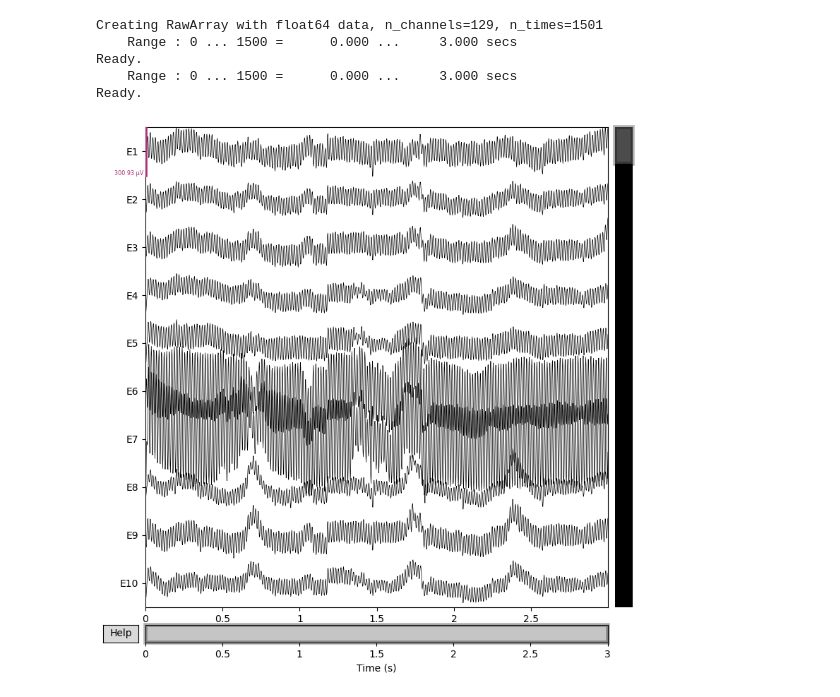
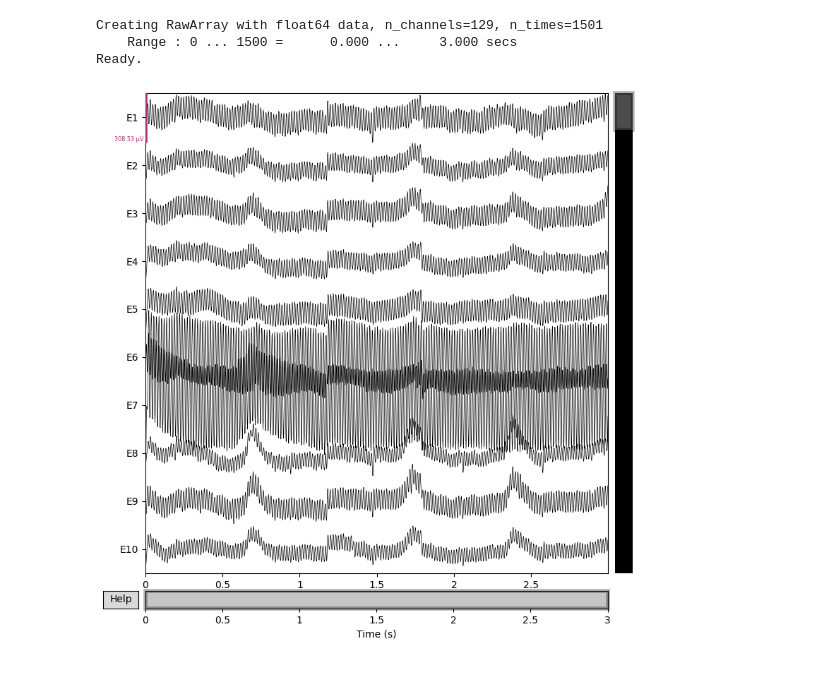
Before and after one commit to josephzhengg/amplab-digtwins, a Jupyter notebook: notebooks/joseph-nb/preprocess_filter.ipynb, the cells around one changed output. Saved outputs shown, nothing was run; the diff lists cells and outputs as text; code cells hidden in the pictures.

```diff
--- a/notebooks/joseph-nb/preprocess_filter.ipynb
+++ b/notebooks/joseph-nb/preprocess_filter.ipynb
@@ -107,31 +105,30 @@ Ready.
 # %%
 # repeat for contrast change data
+
 M, T = asr_calibrate(
     X=contrast_change_crop.get_data().copy(),
     sfreq=resting_state_sfreq,
-    cutoff=5
+    cutoff=15
 )
 
 # using asr_process
 asr_contrast = asr_process(
     data=contrast_change_crop.get_data().copy(),
     sfreq=resting_state_sfreq,
     M=M,
     T=T,
-    lookahead=0.01
+    lookahead=0.01,
 )
 
 asr_contrast_raw = mne.io.RawArray(asr_contrast, contrast_change_crop.info)
 asr_contrast_raw.info['description'] = 'ASR processed contrast change data'
 
 p = asr_contrast_raw.plot(n_channels=10, scalings='auto', title='ASR Processed Contrast Change', show=True, block=False)
 # %% [output]
 Creating RawArray with float64 data, n_channels=129, n_times=1501
     Range : 0 ... 1500 =      0.000 ...     3.000 secs
 Ready.
-    Range : 0 ... 1500 =      0.000 ...     3.000 secs
-Ready.
-[figure, old version]
+[figure, new version]
 # %%
 # clean windows (another cool tool asrpy offers)
 from asrpy import clean_windows
```
Also changed, not shown: parts of 11 cells of this notebook.
